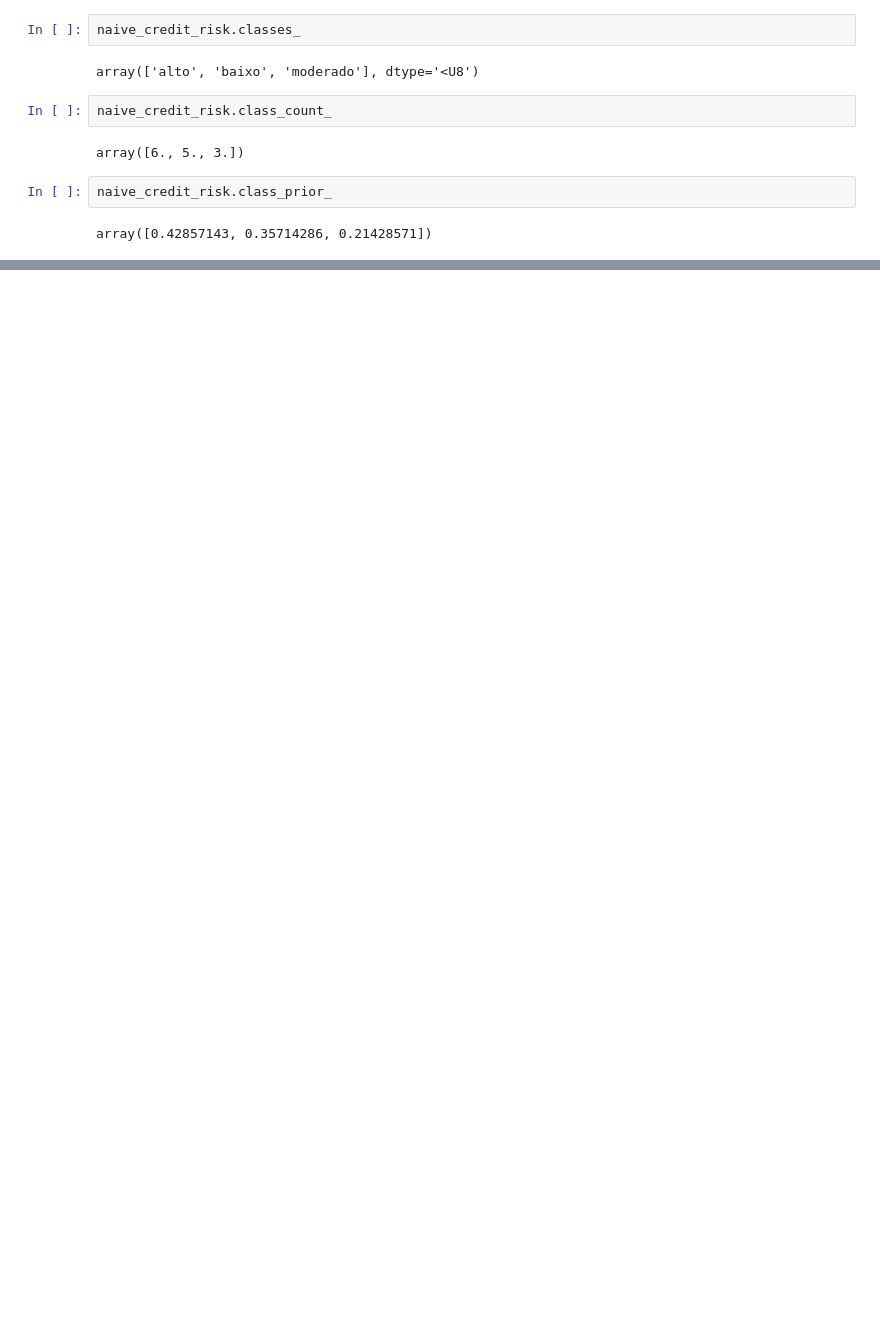
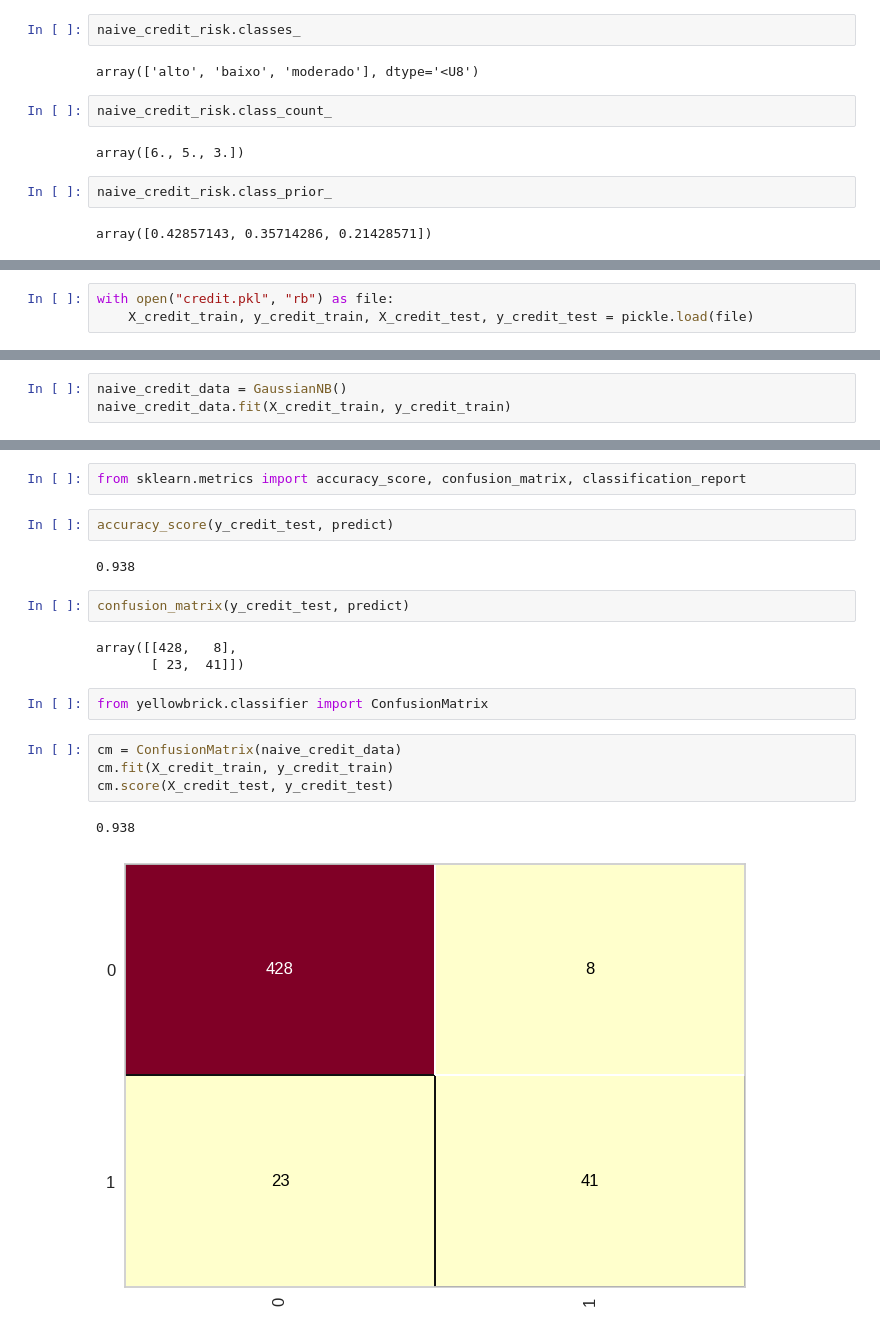
Before and after one commit to ImGabreuw/machine-learning-e-data-science-com-python, a Jupyter notebook: aprendizagem-bayesiana/projects/credit-risk.ipynb, the cells around one changed output, grey strips where cells are left out. Saved outputs shown, nothing was run; the diff lists cells and outputs as text; blank space fills up the shorter version.

```diff
--- a/aprendizagem-bayesiana/projects/credit-risk.ipynb
+++ b/aprendizagem-bayesiana/projects/credit-risk.ipynb
@@ -468,0 +471,3 @@ array([0.42857143, 0.35714286, 0.21428571])
+# %%
+with open("credit.pkl", "rb") as file:
+    X_credit_train, y_credit_train, X_credit_test, y_credit_test = pickle.load(file)
@@ -468,0 +482,3 @@ array([0.42857143, 0.35714286, 0.21428571])
+# %%
+naive_credit_data = GaussianNB()
+naive_credit_data.fit(X_credit_train, y_credit_train)
@@ -468,0 +529,20 @@ array([0.42857143, 0.35714286, 0.21428571])
+# %%
+from sklearn.metrics import accuracy_score, confusion_matrix, classification_report
+# %%
+accuracy_score(y_credit_test, predict)
+# %% [output]
+0.938
+# %%
+confusion_matrix(y_credit_test, predict)
+# %% [output]
+array([[428,   8],
+       [ 23,  41]])
+# %%
+from yellowbrick.classifier import ConfusionMatrix
+# %%
+cm = ConfusionMatrix(naive_credit_data)
+cm.fit(X_credit_train, y_credit_train)
+cm.score(X_credit_test, y_credit_test)
+# %% [output]
+0.938
+[figure, added]
```
Also changed, not shown: parts of 8 cells of this notebook, 2 other files.
